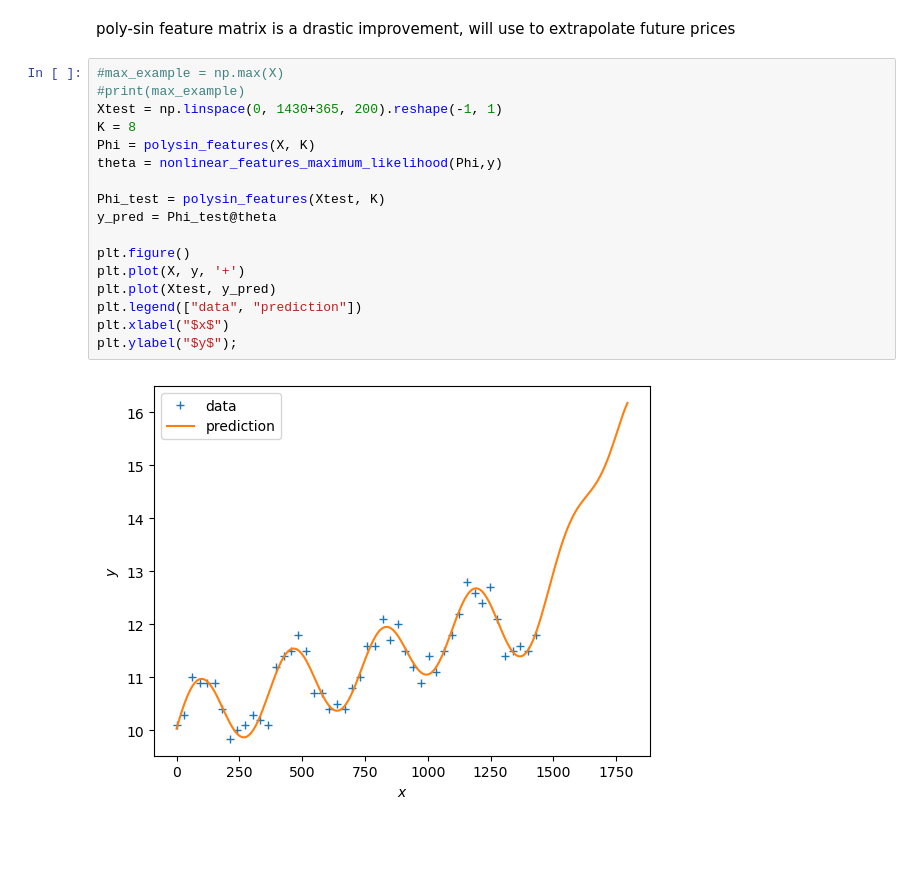
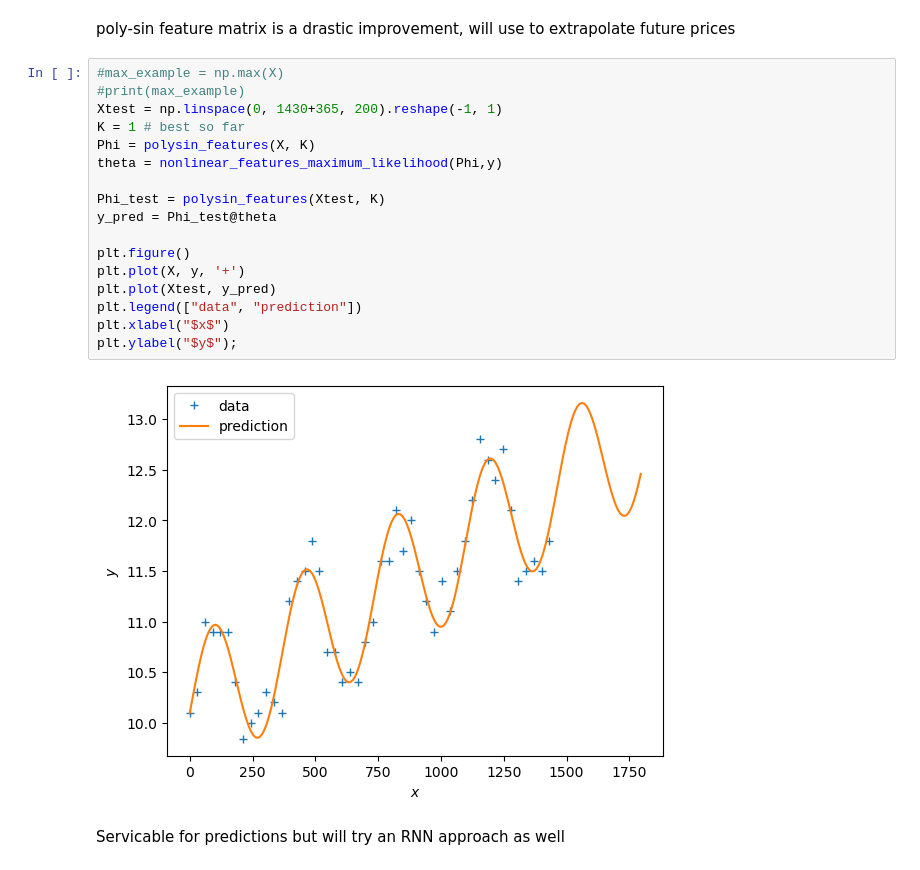
Before and after one commit to mindphil/mml, a Jupyter notebook: natgas/notebook.ipynb, the cells around one changed output. Cells and saved outputs as stored; diff of their text form; blank space fills up the shorter version.

Commit message:
best feature matrix is a purley periodic, will try an RNN approach

```diff
--- a/natgas/notebook.ipynb
+++ b/natgas/notebook.ipynb
@@ -161,19 +160,21 @@ poly-sin feature matrix is a drastic improvement, will use to extrapolate future
 # %%
 #max_example = np.max(X)
 #print(max_example)
 Xtest = np.linspace(0, 1430+365, 200).reshape(-1, 1)
-K = 8
+K = 1 # best so far
 Phi = polysin_features(X, K)
 theta = nonlinear_features_maximum_likelihood(Phi,y)
 
 Phi_test = polysin_features(Xtest, K)
 y_pred = Phi_test@theta
 
 plt.figure()
 plt.plot(X, y, '+')
 plt.plot(Xtest, y_pred)
 plt.legend(["data", "prediction"])
 plt.xlabel("$x$")
 plt.ylabel("$y$");
 # %% [output]
-[figure, old version]
+[figure, new version]
+# %% [markdown]
+Servicable for predictions but will try an RNN approach as well
```
Also changed, not shown: parts of 1 cell of this notebook.
